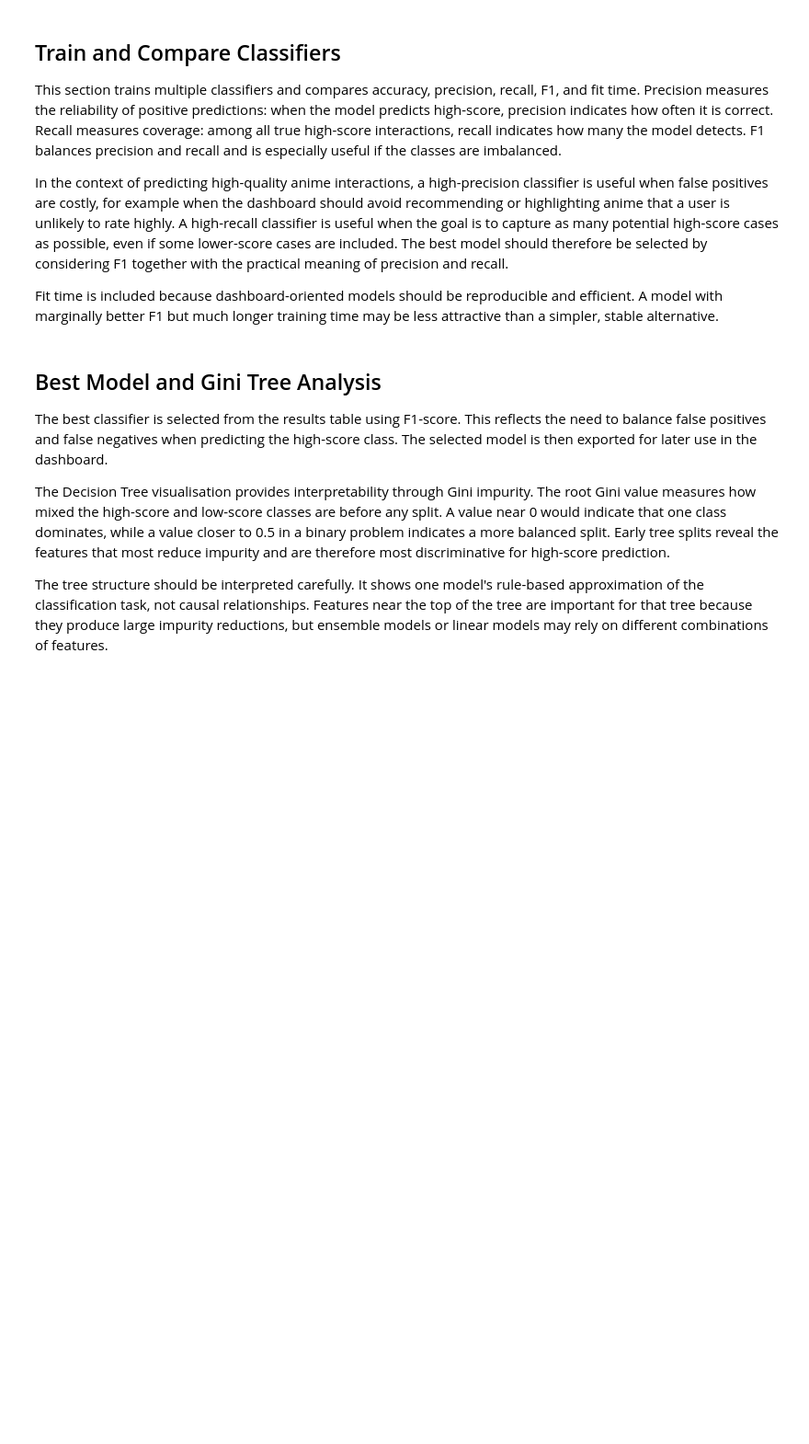
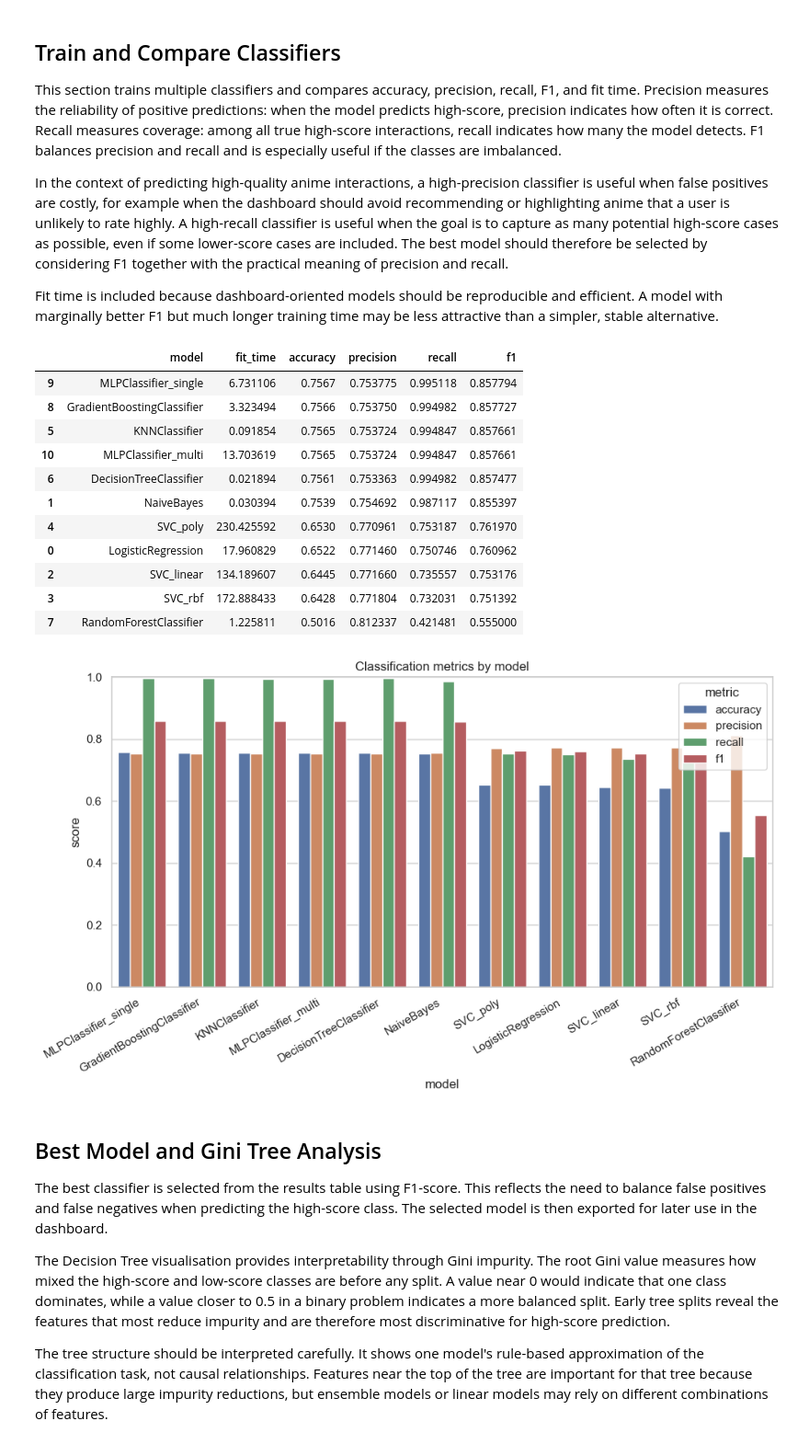
Before and after one commit to JoaoPacheco04/Project_Group_8, a Jupyter notebook: notebooks/07_classification.ipynb, the cells around one changed output. Shown at 92% size. Drawn from its saved outputs; the diff is of its cells as text; code cells hidden in the pictures; blank space fills up the shorter version.

```diff
--- a/notebooks/07_classification.ipynb
+++ b/notebooks/07_classification.ipynb
@@ -19,6 +39,14 @@ sys.path.append(os.path.abspath('..'))
 
 RANDOM_STATE = 42
 SAMPLE_SIZE = 50000
+RATING_DTYPES = {
+    'username': 'category',
+    'anime_id': 'int32',
+    'status': 'category',
+    'score': 'float32',
+    'is_rewatching': 'float32',
+    'num_watched_episodes': 'float32',
+}
 
 %matplotlib inline
 sns.set_theme(style='whitegrid')
@@ -36,22 +64,25 @@ from src.preprocessing import build_preprocess
 ARTIFACTS_DIR = Path('../artifacts')
 ARTIFACTS_DIR.mkdir(exist_ok=True)
 
-df = pd.read_csv('../datasets/ratings.csv')
+df = pd.read_csv('../datasets/ratings.csv', dtype=RATING_DTYPES)
+df = df[df['score'] > 0]
+df = df[df['num_watched_episodes'] <= 10000]
+df = df[df['num_watched_episodes'] >= 0]
 df = df.sample(n=min(SAMPLE_SIZE, len(df)), random_state=RANDOM_STATE)
-df['high_score'] = (df['score'] >= 8).astype(int)
+df['high_score'] = (df['score'] >= 7).astype(int)
 
 TARGET = 'high_score'
 X_df = df.drop(columns=['score', TARGET]).copy()
 y = df[TARGET].copy()
 
 X_train_df, X_test_df, y_train, y_test = train_test_split(
-    X_df, y, test_size=0.2, random_state=RANDOM_STATE
+    X_df, y, test_size=0.2, random_state=RANDOM_STATE, stratify=y
 )
 
 preprocess = build_preprocess(df.drop(columns=['score']), TARGET)
 X_train = preprocess.fit_transform(X_train_df)
 X_test = preprocess.transform(X_test_df)
-feature_names = preprocess.get_feature_names_out()
+feature_names = get_preprocess_feature_names(preprocess)
 # %% [markdown]
 ## Train and Compare Classifiers
 
@@ -63,32 +94,46 @@ Fit time is included because dashboard-oriented models should be reproducible an
 # %%
 clf_models = get_models('classification')
 
 knn_grid = GridSearchCV(
     clf_models['KNNClassifier'],
-    {'n_neighbors': list(range(3, 22, 2)), 'weights': ['uniform', 'distance']},
+    {'n_neighbors': list(range(3, 32, 2)), 'weights': ['uniform', 'distance']},
     cv=5,
     scoring='f1',
     n_jobs=1,
 )
 knn_grid.fit(X_train, y_train)
 clf_models['KNNClassifier'] = knn_grid.best_estimator_
 
 rows = []
 fitted_models = {}
 while mlflow.active_run():
     mlflow.end_run()
 with mlflow.start_run(nested=True, run_name='07_classification_best_model'):
     for name, model in clf_models.items():
         start = time.time()
         model.fit(X_train, y_train)
         fit_time = time.time() - start
         preds = model.predict(X_test)
         rows.append({'model': name, 'fit_time': fit_time, **compute_classification_metrics(y_test, preds)})
         fitted_models[name] = model
 
 df_results = pd.DataFrame(rows).sort_values('f1', ascending=False)
 display(df_results)
 plot_classification_metrics(df_results, None)
+# %% [output]
+|  | model | fit_time | accuracy | precision | recall | f1 |
+| 9 | MLPClassifier_single | 6.731106 | 0.7567 | 0.753775 | 0.995118 | 0.857794 |
+| 8 | GradientBoostingClassifier | 3.323494 | 0.7566 | 0.753750 | 0.994982 | 0.857727 |
+| 5 | KNNClassifier | 0.091854 | 0.7565 | 0.753724 | 0.994847 | 0.857661 |
+| 10 | MLPClassifier_multi | 13.703619 | 0.7565 | 0.753724 | 0.994847 | 0.857661 |
+| 6 | DecisionTreeClassifier | 0.021894 | 0.7561 | 0.753363 | 0.994982 | 0.857477 |
+| 1 | NaiveBayes | 0.030394 | 0.7539 | 0.754692 | 0.987117 | 0.855397 |
+| 4 | SVC_poly | 230.425592 | 0.6530 | 0.770961 | 0.753187 | 0.761970 |
+| 0 | LogisticRegression | 17.960829 | 0.6522 | 0.771460 | 0.750746 | 0.760962 |
+| 2 | SVC_linear | 134.189607 | 0.6445 | 0.771660 | 0.735557 | 0.753176 |
+| 3 | SVC_rbf | 172.888433 | 0.6428 | 0.771804 | 0.732031 | 0.751392 |
+| 7 | RandomForestClassifier | 1.225811 | 0.5016 | 0.812337 | 0.421481 | 0.555000 |
+[figure, added]
 # %% [markdown]
 ## Best Model and Gini Tree Analysis
 
```
Also changed, not shown: parts of 6 cells of this notebook, 19 other files.
